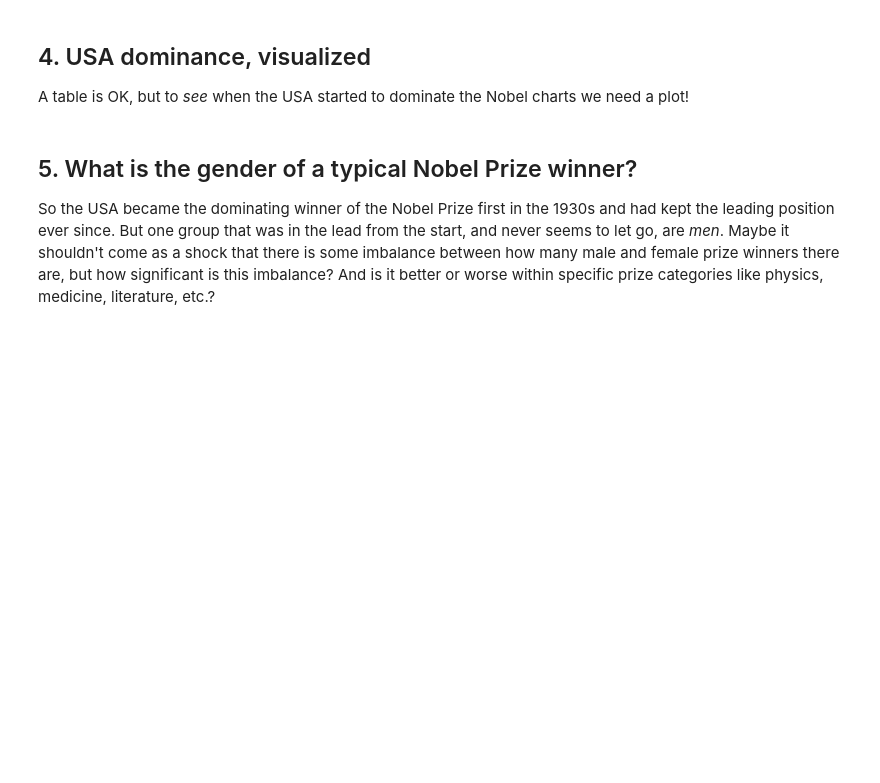
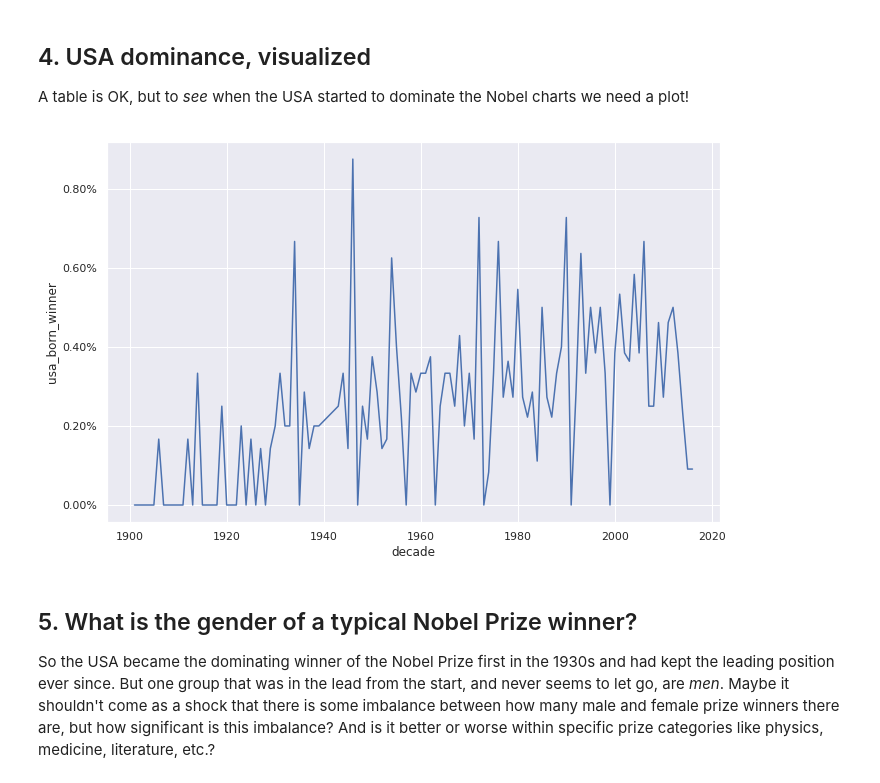
Before and after one commit to anishreddy3/Real_world_DS_applications, a Jupyter notebook: nobel_prize_history.ipynb, the cells around one changed output. Cells and saved outputs as stored; diff of their text form; code cells hidden in the pictures; blank space fills up the shorter version.

```diff
--- a/nobel_prize_history.ipynb
+++ b/nobel_prize_history.ipynb
@@ -89,16 +89,18 @@ display(prop_usa_winners)
 # %%
 # Setting the plotting theme
 sns.set()
 # and setting the size of all plots.
 import matplotlib.pyplot as plt
 plt.rcParams['figure.figsize'] = [11, 7]
 
 # Plotting USA born winners
-ax = ...
+ax = sns.lineplot(x = prop_usa_winners['decade'], y = prop_usa_winners['usa_born_winner'])
 
 # Adding %-formatting to the y-axis
 from matplotlib.ticker import PercentFormatter
-# ... YOUR CODE FOR TASK 4 ...
+ax.yaxis.set_major_formatter(PercentFormatter())
+# %% [output]
+[figure, added]
 # %% [markdown]
 ## 5. What is the gender of a typical Nobel Prize winner?
 <p>So the USA became the dominating winner of the Nobel Prize first in the 1930s and had kept the leading position ever since. But one group that was in the lead from the start, and never seems to let go, are <em>men</em>. Maybe it shouldn't come as a shock that there is some imbalance between how many male and female prize winners there are, but how significant is this imbalance? And is it better or worse within specific prize categories like physics, medicine, literature, etc.?</p>
```
Also changed, not shown: parts of 1 cell of this notebook.
